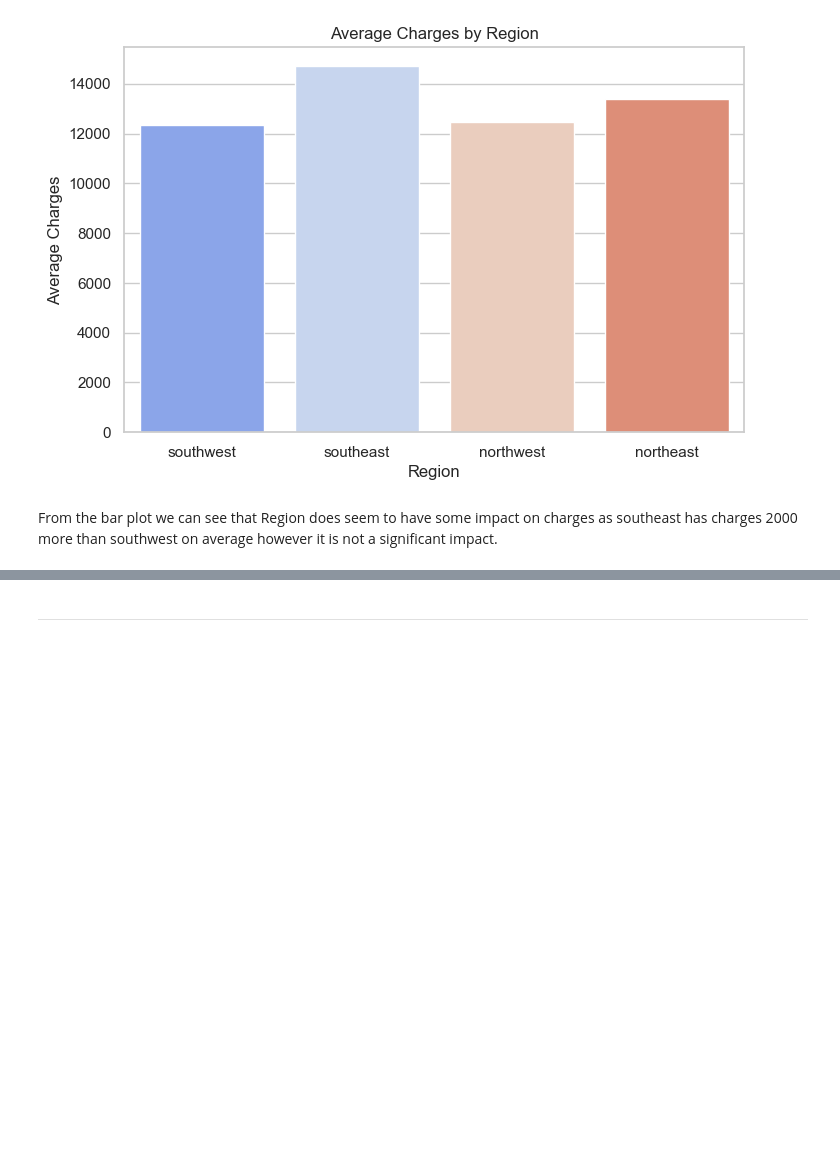
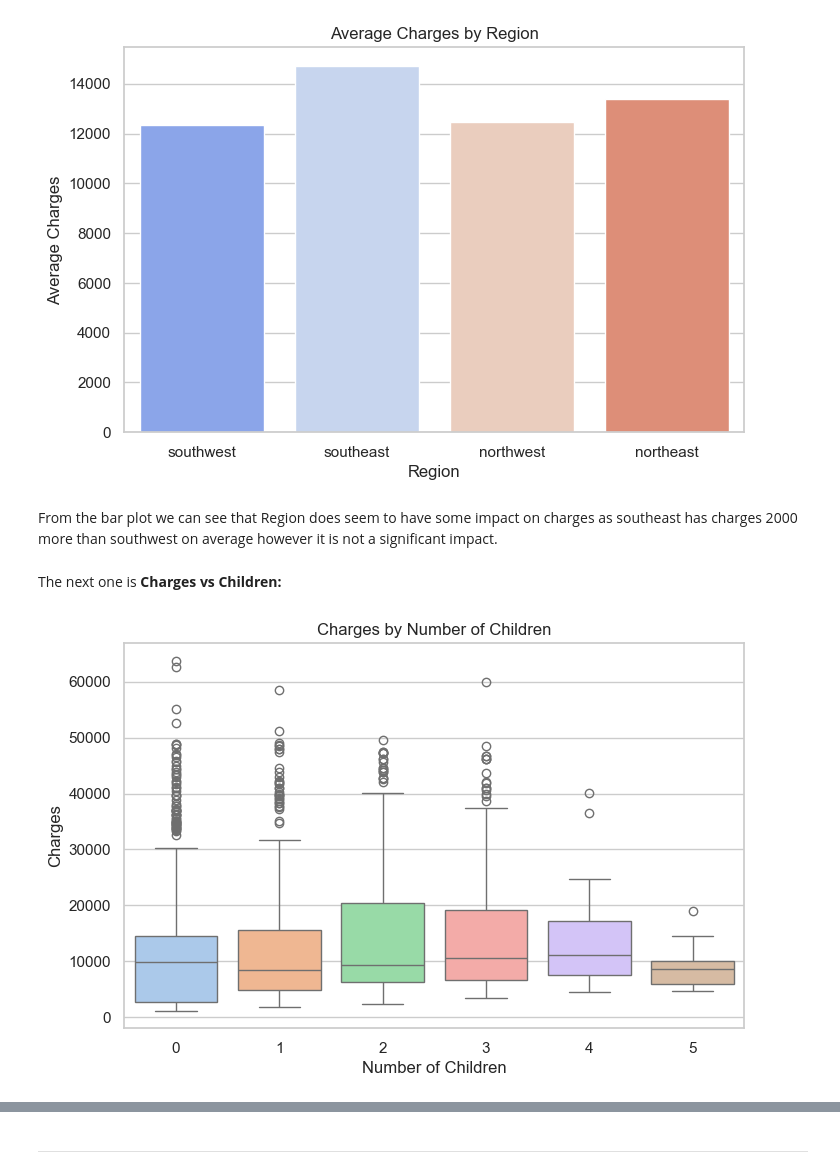
Before and after one commit to Hamza-Murshad/Hackathon2_project_team3, a Jupyter notebook: jupyter_notebooks/EDA.ipynb, the cells around one changed output, grey strips where cells are left out. Cells and saved outputs as stored; diff of their text form; code cells hidden in the pictures; blank space fills up the shorter version.

```diff
--- a/jupyter_notebooks/EDA.ipynb
+++ b/jupyter_notebooks/EDA.ipynb
@@ -189,3 +189,16 @@ plt.show()
 [figure]
 # %% [markdown]
 From the bar plot we can see that Region does seem to have some impact on charges as southeast has charges 2000 more than southwest on average however it is not a significant impact.
+# %% [markdown]
+The next one is **Charges vs Children:**
+# %%
+plt.figure(figsize=(8, 5))
+
+# Boxplot of charges grouped by number of children
+sns.boxplot(x='Children', y='Charges', data=df, palette='pastel', hue='Children', legend=False)
+plt.title('Charges by Number of Children')
+plt.xlabel('Number of Children')
+plt.ylabel('Charges')
+plt.show()
+# %% [output]
+[figure, added]
```
Also changed, not shown: parts of 16 cells of this notebook.
